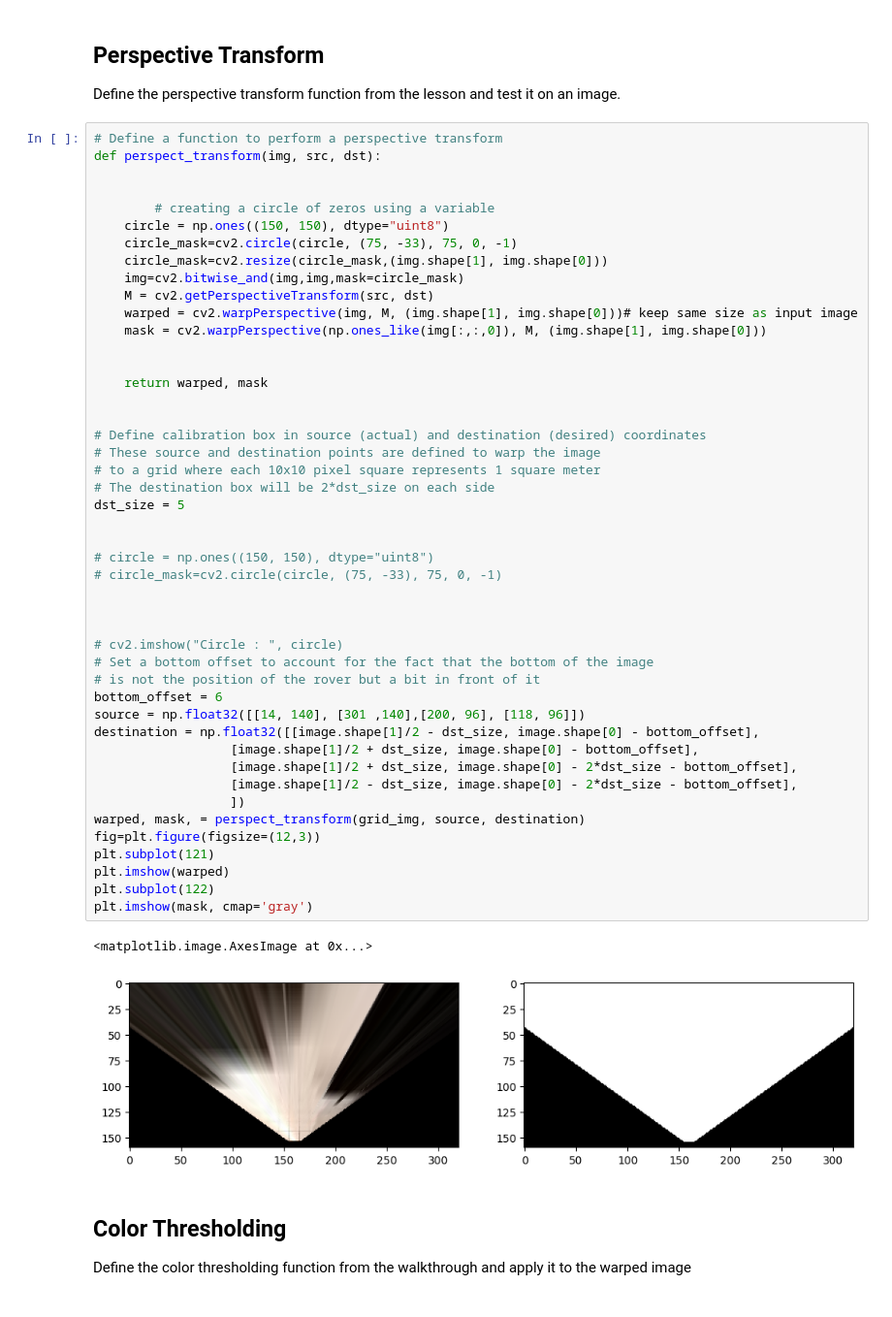
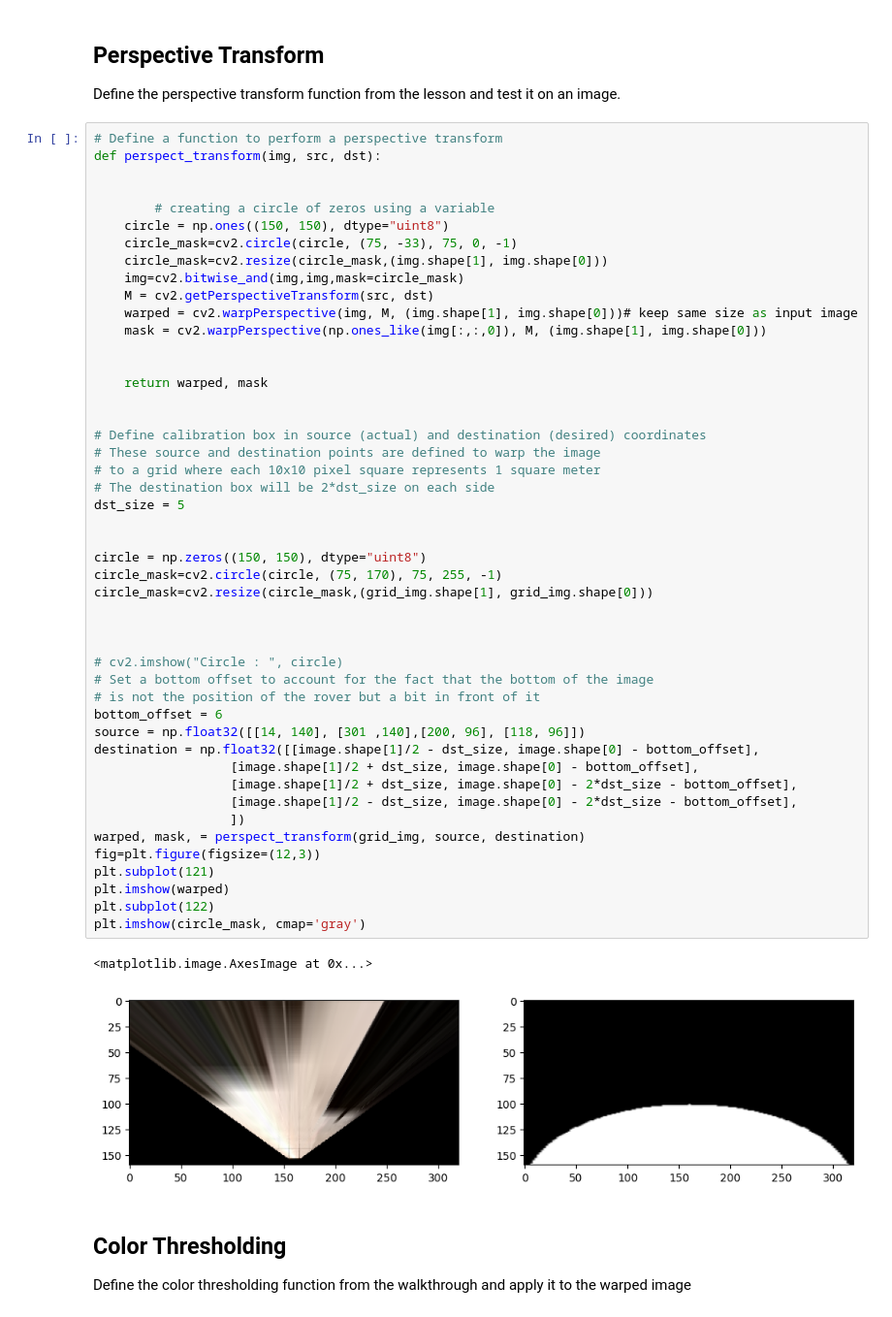
Before and after one commit to M-Abdelmegeed/Mars-Rover-Project, a Jupyter notebook: code/Rover_Project_Notebook.ipynb, the cells around one changed output. Shown at 97% size. Saved outputs shown, nothing was run; the diff lists cells and outputs as text.

```diff
--- a/code/Rover_Project_Notebook.ipynb
+++ b/code/Rover_Project_Notebook.ipynb
@@ -86,8 +86,9 @@ def perspect_transform(img, src, dst):
 dst_size = 5
 
 
-# circle = np.ones((150, 150), dtype="uint8")
-# circle_mask=cv2.circle(circle, (75, -33), 75, 0, -1)
+circle = np.zeros((150, 150), dtype="uint8")
+circle_mask=cv2.circle(circle, (75, 170), 75, 255, -1)
+circle_mask=cv2.resize(circle_mask,(grid_img.shape[1], grid_img.shape[0]))
 
 
 
@@ -100,16 +101,16 @@
                   [image.shape[1]/2 + dst_size, image.shape[0] - bottom_offset],
                   [image.shape[1]/2 + dst_size, image.shape[0] - 2*dst_size - bottom_offset],
                   [image.shape[1]/2 - dst_size, image.shape[0] - 2*dst_size - bottom_offset],
                   ])
 warped, mask, = perspect_transform(grid_img, source, destination)
 fig=plt.figure(figsize=(12,3))
 plt.subplot(121)
 plt.imshow(warped)
 plt.subplot(122)
-plt.imshow(mask, cmap='gray')
+plt.imshow(circle_mask, cmap='gray')
 # %% [output]
 <matplotlib.image.AxesImage at 0x...>
-[figure, old version]
+[figure, new version]
 # %% [markdown]
 ## Color Thresholding
 Define the color thresholding function from the walkthrough and apply it to the warped image
```
Also changed, not shown: parts of 1 cell of this notebook, 2 other files.
